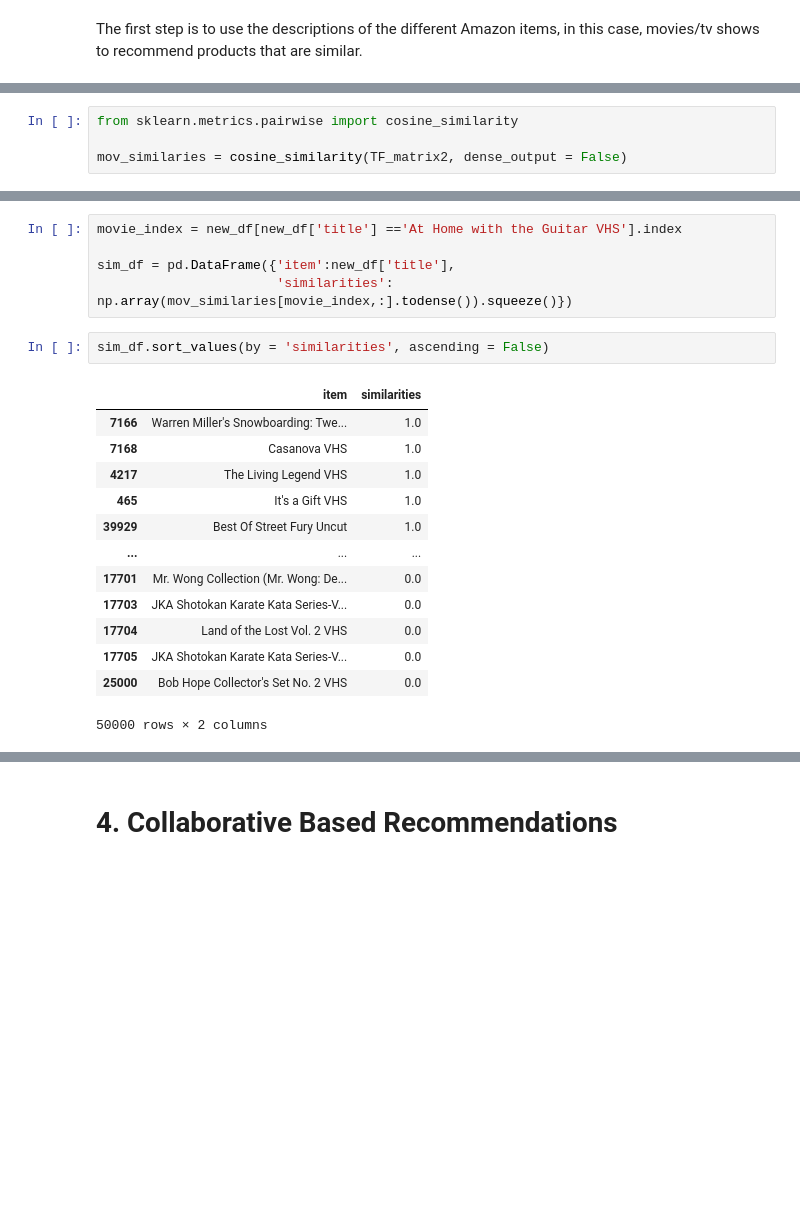
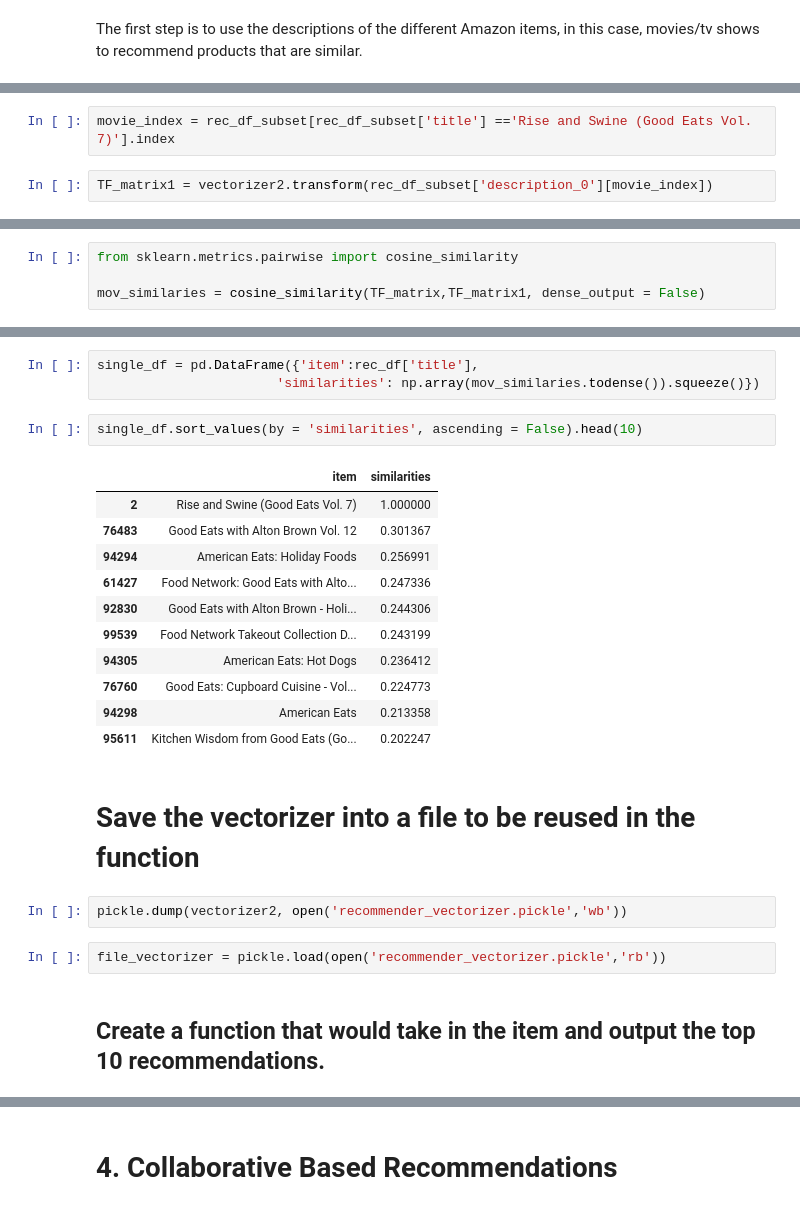
Before and after one commit to JTruong3/Amazon-Product-Recommender, a Jupyter notebook: 4_Recommendation_System.ipynb, the cells around one changed output, grey strips where cells are left out. Saved outputs shown, nothing was run; the diff lists cells and outputs as text; blank space fills up the shorter version.

Commit message:
created recommendation function

```diff
--- a/4_Recommendation_System.ipynb
+++ b/4_Recommendation_System.ipynb
@@ -99,0 +160,4 @@ TF_matrix2 = vectorizer.transform(new_df['description_0'])
+# %%
+movie_index = rec_df_subset[rec_df_subset['title'] =='Rise and Swine (Good Eats Vol. 7)'].index
+# %%
+TF_matrix1 = vectorizer2.transform(rec_df_subset['description_0'][movie_index])
@@ -105,7 +182,7 @@ TF_matrix2.shape
 # %%
 from sklearn.metrics.pairwise import cosine_similarity
 
-mov_similaries = cosine_similarity(TF_matrix2, dense_output = False)
+mov_similaries = cosine_similarity(TF_matrix,TF_matrix1, dense_output = False)
 # %%
 mov_similaries
 # %% [output]
@@ -114,21 +191,25 @@ mov_similaries
-# %%
-movie_index = new_df[new_df['title'] =='At Home with the Guitar VHS'].index
-
-sim_df = pd.DataFrame({'item':new_df['title'],
-                       'similarities': np.array(mov_similaries[movie_index,:].todense()).squeeze()})
-# %%
-sim_df.sort_values(by = 'similarities', ascending = False)
-# %% [output]
-|  | item | similarities |
-| 7166 | Warren Miller's Snowboarding: Twe... | 1.0 |
-| 7168 | Casanova VHS | 1.0 |
-| 4217 | The Living Legend VHS | 1.0 |
-| 465 | It's a Gift VHS | 1.0 |
-| 39929 | Best Of Street Fury Uncut | 1.0 |
-| ... | ... | ... |
-| 17701 | Mr. Wong Collection (Mr. Wong: De... | 0.0 |
-| 17703 | JKA Shotokan Karate Kata Series-V... | 0.0 |
-| 17704 | Land of the Lost Vol. 2 VHS | 0.0 |
-| 17705 | JKA Shotokan Karate Kata Series-V... | 0.0 |
-| 25000 | Bob Hope Collector's Set No. 2 VHS | 0.0 |
-50000 rows × 2 columns
+# %%
+single_df = pd.DataFrame({'item':rec_df['title'],
+                       'similarities': np.array(mov_similaries.todense()).squeeze()})
+# %%
+single_df.sort_values(by = 'similarities', ascending = False).head(10)
+# %% [output]
+|  | item | similarities |
+| 2 | Rise and Swine (Good Eats Vol. 7) | 1.000000 |
+| 76483 | Good Eats with Alton Brown Vol. 12 | 0.301367 |
+| 94294 | American Eats: Holiday Foods | 0.256991 |
+| 61427 | Food Network: Good Eats with Alto... | 0.247336 |
+| 92830 | Good Eats with Alton Brown - Holi... | 0.244306 |
+| 99539 | Food Network Takeout Collection D... | 0.243199 |
+| 94305 | American Eats: Hot Dogs | 0.236412 |
+| 76760 | Good Eats: Cupboard Cuisine - Vol... | 0.224773 |
+| 94298 | American Eats | 0.213358 |
+| 95611 | Kitchen Wisdom from Good Eats (Go... | 0.202247 |
+# %% [markdown]
+# Save the vectorizer into a file to be reused in the function
+# %%
+pickle.dump(vectorizer2, open('recommender_vectorizer.pickle','wb'))
+# %%
+file_vectorizer = pickle.load(open('recommender_vectorizer.pickle','rb'))
+# %% [markdown]
+## Create a function that would take in the item and output the top 10 recommendations.
```
Also changed, not shown: parts of 49 cells of this notebook.
